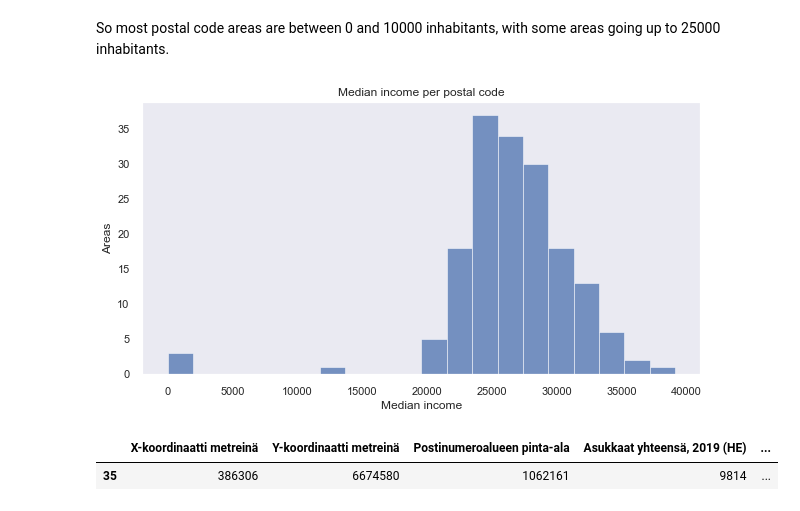
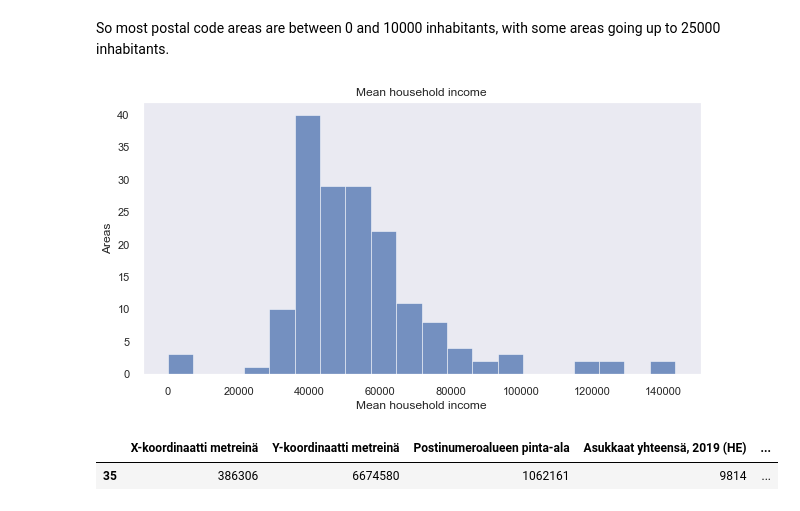
Before and after one commit to vesas/Coursera_Capstone, a Jupyter notebook: capstone/goodcoffee.ipynb, the cells around one changed output. Cells and saved outputs as stored; diff of their text form; code cells hidden in the pictures.

```diff
--- a/capstone/goodcoffee.ipynb
+++ b/capstone/goodcoffee.ipynb
@@ -65,7 +65,7 @@ postalareas_df = postalareas_df.drop('Postinumeroalue',axis=1)
 postalareas_df['Areaname'] = postalareas_df['Areaname'].map(lambda x: x.replace(' (Helsinki)','').replace(' (Vantaa)','').replace(' (Espoo)','').replace(' (Kauniainen)',''))
 
 postalareas_df = postalareas_df.replace('...', 0)
-postalareas_df = postalareas_df.astype({'Opiskelijat, 2018 (PT)': int, 'Eläkeläiset, 2018 (PT)': int })
+postalareas_df = postalareas_df.astype({'Opiskelijat, 2018 (PT)': int, 'Eläkeläiset, 2018 (PT)': int, 'Lapset 0-14 -vuotiaat, 2018 (PT)': int })
 # show results
 postalareas_df.head()
 # %% [output]
@@ -106,19 +106,19 @@ So most postal code areas are between 0 and 10000 inhabitants, with some areas g
 # %%
 # Let's see the median income distribution
 
 fig, ax = plt.subplots(figsize=(10,5))
 pop_chart = sns.histplot(
-    x="Asukkaiden mediaanitulot, 2019 (HR)",
+    x="Talouksien keskitulot, 2019 (TR)",
     data=postalareas_df,
     bins=20,
     linewidth=.5
 )
-pop_chart.set_title('Median income per postal code')
-plt.xlabel("Median income")
+pop_chart.set_title('Mean household income')
+plt.xlabel("Mean household income")
 plt.ylabel("Areas")
 plt.show()
 # %% [output]
-[figure, old version]
+[figure, new version]
 # %%
 # Before mapping we need the latitude and longitude for postal code areas, so let's transform those now using pyproj module
 from pyproj import CRS
```
Also changed, not shown: parts of 8 cells of this notebook.
